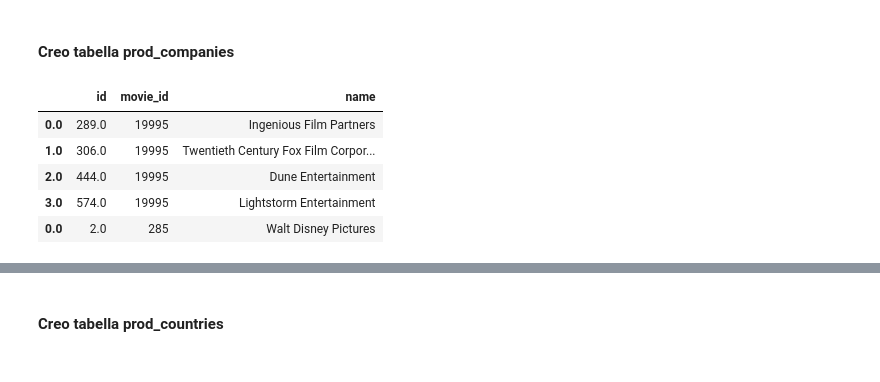
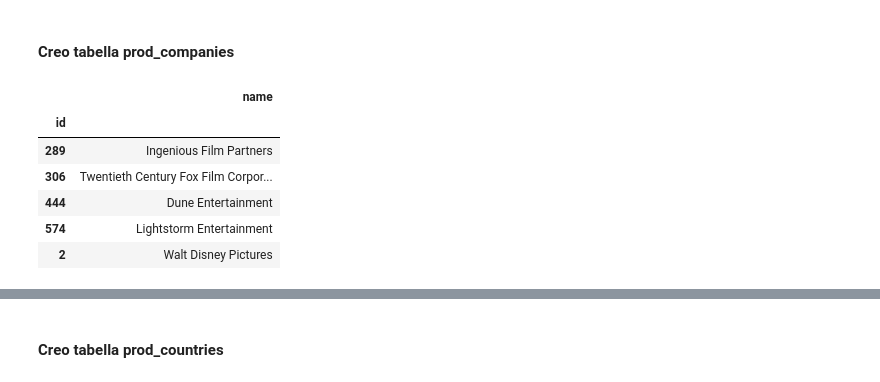
Before and after one commit to silviasantamaria/computerscience, a Jupyter notebook: Project+.ipynb, the cells around one changed output, grey strips where cells are left out. Cells and saved outputs as stored; diff of their text form; code cells hidden in the pictures.

```diff
--- a/Project+.ipynb
+++ b/Project+.ipynb
@@ -33,5 +23,0 @@ Name: genres, dtype: object
-# %%
-tabjson=pd.read_json(movies['genres'][1])
-idfilm=movies['id'][1]
-tabjson['movie_id']=idfilm
-tabjson
@@ -81,0 +45,10 @@ genere.head()
+# %%
+genere_id=pd.DataFrame()
+for film in list(range(0,len(movies['genres']))):
+    tabjson=pd.read_json(movies['genres'][film])
+    idfilm=movies['id'][film]
+    tabjson['movie_id']=idfilm
+    genere_id=pd.concat([genere_id, tabjson])
+del genere_id['name']
+genere_id = genere_id.set_index(['movie_id', 'id'])
+genere_id.head()
@@ -98,0 +82,10 @@ keywords.head()
+# %%
+keywords_id=pd.DataFrame()
+for film in list(range(0,len(movies['keywords']))):
+    tabjson=pd.read_json(movies['keywords'][film])
+    idfilm=movies['id'][film]
+    tabjson['movie_id']=idfilm
+    keywords_id=pd.concat([keywords_id, tabjson])
+del keywords_id['name']
+keywords_id = keywords_id.set_index(['movie_id', 'id'])
+keywords_id.head()
@@ -101,15 +102,15 @@ keywords.head()
 # %%
 prod_companies=pd.DataFrame()
 for film in list(range(0,len(movies['production_companies']))):
     tabjson=pd.read_json(movies['production_companies'][film])
-    idfilm=movies['id'][film]
-    tabjson['movie_id']=idfilm
     prod_companies=pd.concat([prod_companies, tabjson])
+prod_companies = prod_companies.set_index(['id'])
 prod_companies.head()
 # %% [output]
-|  | id | movie_id | name |
-| 0.0 | 289.0 | 19995 | Ingenious Film Partners |
-| 1.0 | 306.0 | 19995 | Twentieth Century Fox Film Corpor... |
-| 2.0 | 444.0 | 19995 | Dune Entertainment |
-| 3.0 | 574.0 | 19995 | Lightstorm Entertainment |
-| 0.0 | 2.0 | 285 | Walt Disney Pictures |
+|  | name |
+| id |  |
+| 289 | Ingenious Film Partners |
+| 306 | Twentieth Century Fox Film Corpor... |
+| 444 | Dune Entertainment |
+| 574 | Lightstorm Entertainment |
+| 2 | Walt Disney Pictures |
```
Also changed, not shown: parts of 20 cells of this notebook.
